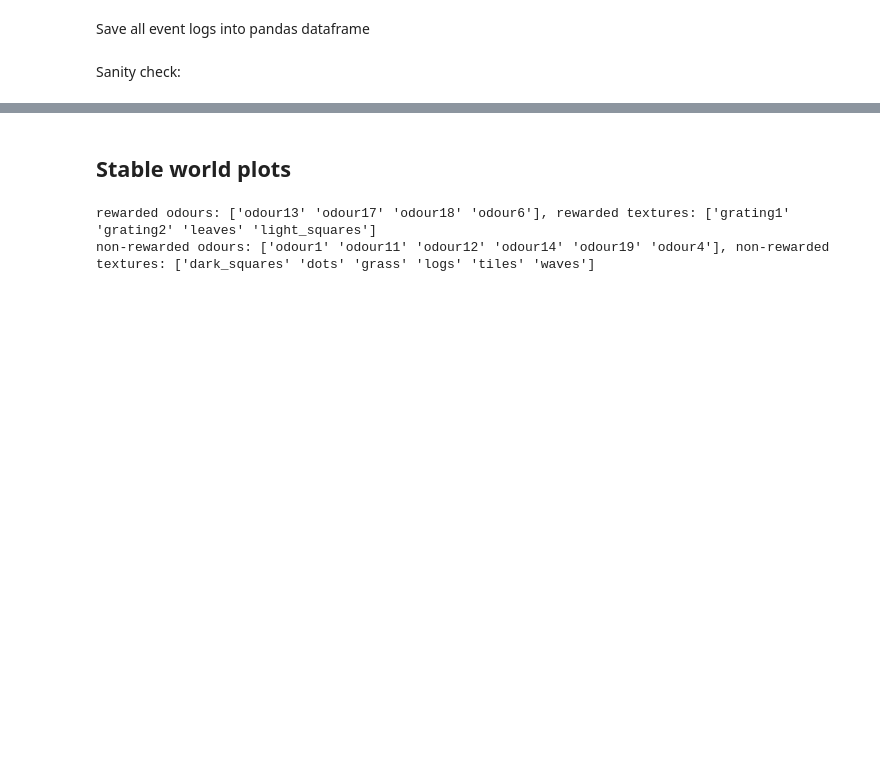
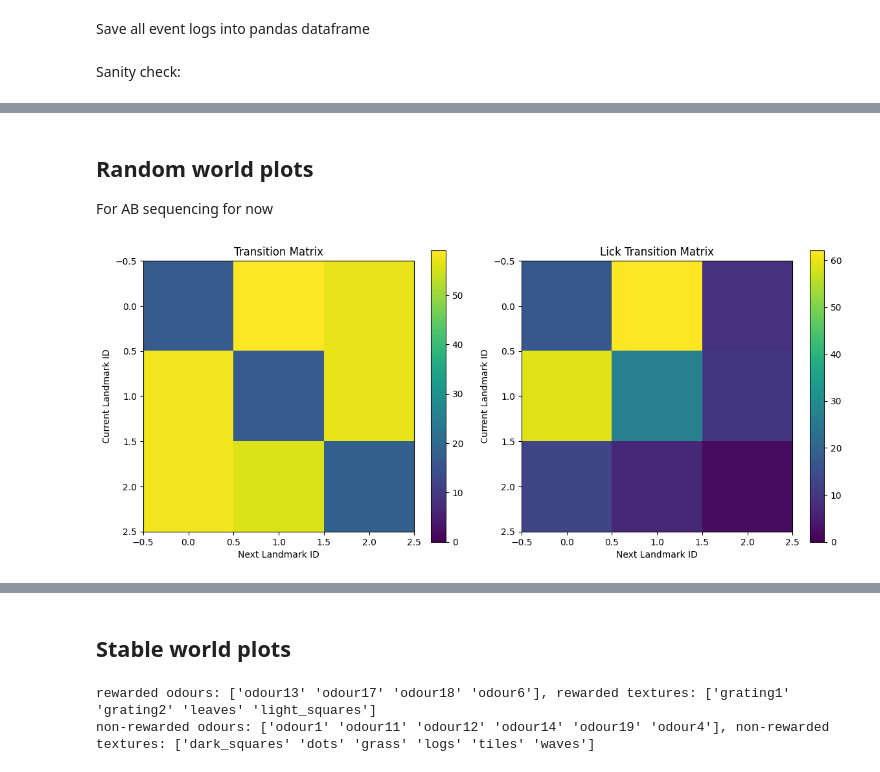
Before and after one commit to sreinert/Bonsai_ABCD, a Jupyter notebook: Cohort3_daily_summary.ipynb, the cells around one changed output, grey strips where cells are left out. Drawn from its saved outputs; the diff is of its cells as text; code cells hidden in the pictures; blank space fills up the shorter version.

Commit message:
added transition matrix calculation, reorganised functions

```diff
--- a/Cohort3_daily_summary.ipynb
+++ b/Cohort3_daily_summary.ipynb
@@ -69,0 +66,7 @@ non-rewarded odours: ['odour6'], non-rewarded textures: ['grating1']
+# %% [markdown]
+## Random world plots
+For AB sequencing for now
+# %%
+parse_bonsai_functions.plot_transition_matrix(sess_dataframe,ses_settings)
+# %% [output]
+[figure, added]
```
Also changed, not shown: parts of 8 cells of this notebook, 1 other file.
